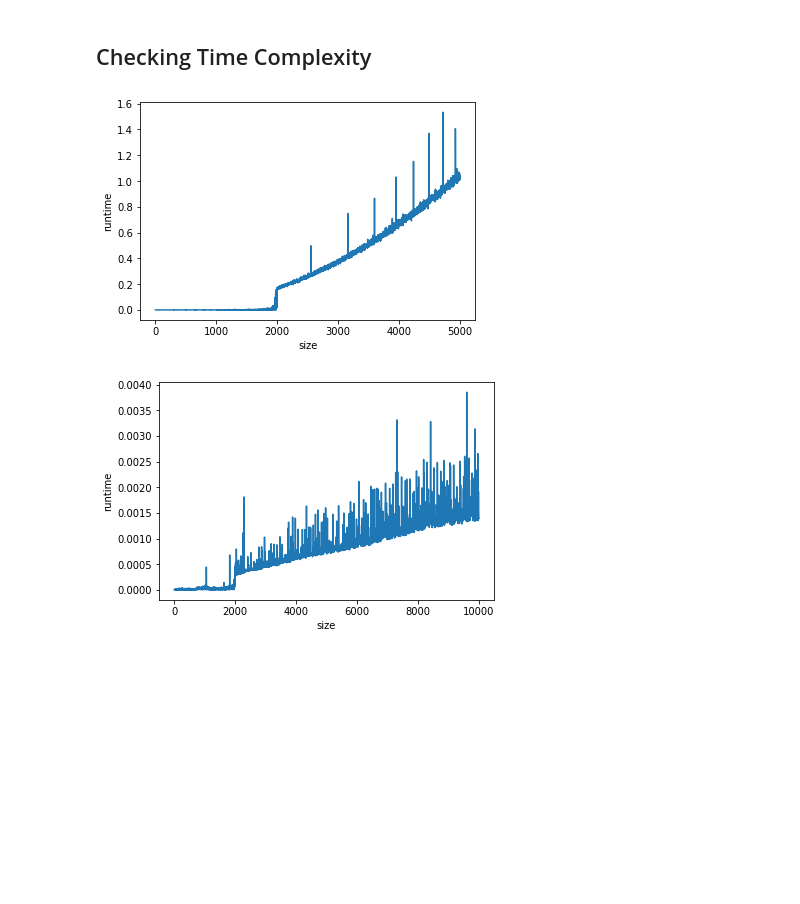
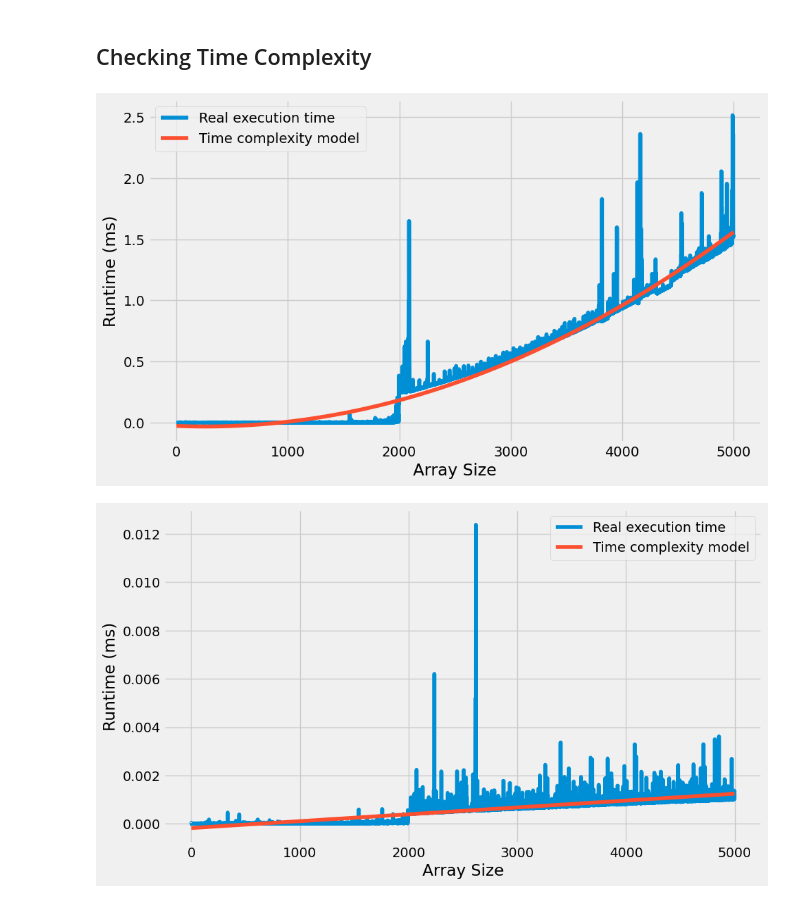
Before and after one commit to Morsinaldo/data_structure_II, a Jupyter notebook: job_interview_troubleshooting/two_number_sum/Two_Number_Sum.ipynb, the cells around one changed output. Saved outputs shown, nothing was run; the diff lists cells and outputs as text; code cells hidden in the pictures; blank space fills up the shorter version.

```diff
--- a/job_interview_troubleshooting/two_number_sum/Two_Number_Sum.ipynb
+++ b/job_interview_troubleshooting/two_number_sum/Two_Number_Sum.ipynb
@@ -274,17 +288,29 @@ def twoNumberSum(array, targetSum):
         return [firstNum, secondNum]
   return []
 # %%
-times = []
+times_O_N_2 = []
 for length in range(1,5000):
     values = gen_input(length)
     start = time.time()
     twoNumberSum(values, length)
     end = time.time()
-    times.append(end - start)
+    times_O_N_2.append(end - start)
-# %%
-plot_times(times)
-# %% [output]
-[figure, removed]
+# %%
+plt.style.use('fivethirtyeight')
+
+fig, ax = plt.subplots(1,1,figsize=(10,6))
+ax.plot(times_O_N_2,label="Real execution time")
+ax.set_xlabel("Array Size")
+ax.set_ylabel("Runtime (ms)")
+
+z = np.polyfit(range(1, 5000),times_O_N_2, 2)
+p = np.poly1d(z)
+
+ax.plot(range(1, 5000),p(range(1, 5000)),label="Time complexity model")
+ax.legend()
+plt.show()
+# %% [output]
+[figure, added]
 # %%
 # Function with time complexity = O(n)
 def twoNumberSum(array, targetSum):
@@ -315,14 +341,24 @@ def twoNumberSum(array, targetSum):
       return [y,x]
   return []
 # %%
-times = []
-for length in range(1,10000):
+times_O_N = []
+for length in range(1,5000):
     values = gen_input(length)
     start = time.time()
     twoNumberSum(values, length)
     end = time.time()
-    times.append(end - start)
-
-plot_times(times)
+    times_O_N.append(end - start)
-# %% [output]
-[figure, removed]
+# %%
+fig, ax = plt.subplots(1,1,figsize=(10,6))
+ax.plot(times_O_N,label="Real execution time")
+ax.set_xlabel("Array Size")
+ax.set_ylabel("Runtime (ms)")
+
+z = np.polyfit(range(1, 5000),times_O_N, 1)
+p = np.poly1d(z)
+
+ax.plot(range(1, 5000),p(range(1, 5000)),label="Time complexity model")
+ax.legend()
+plt.show()
+# %% [output]
+[figure, added]
```
Also changed, not shown: parts of 3 cells of this notebook, 8 other files.
